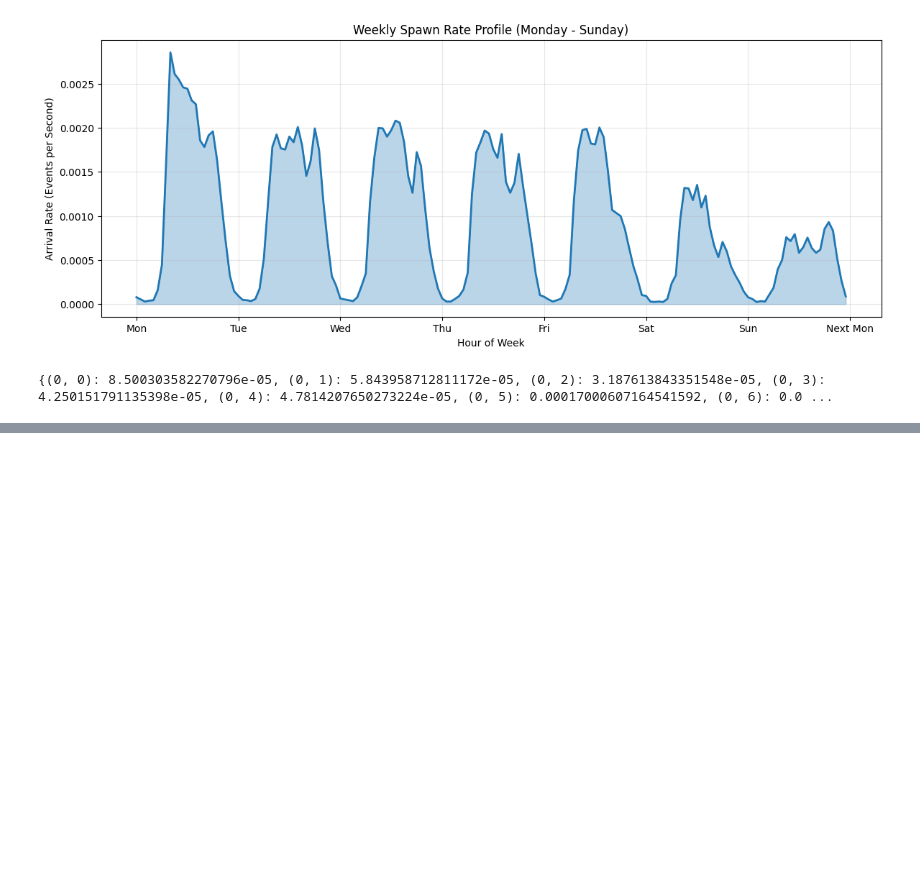
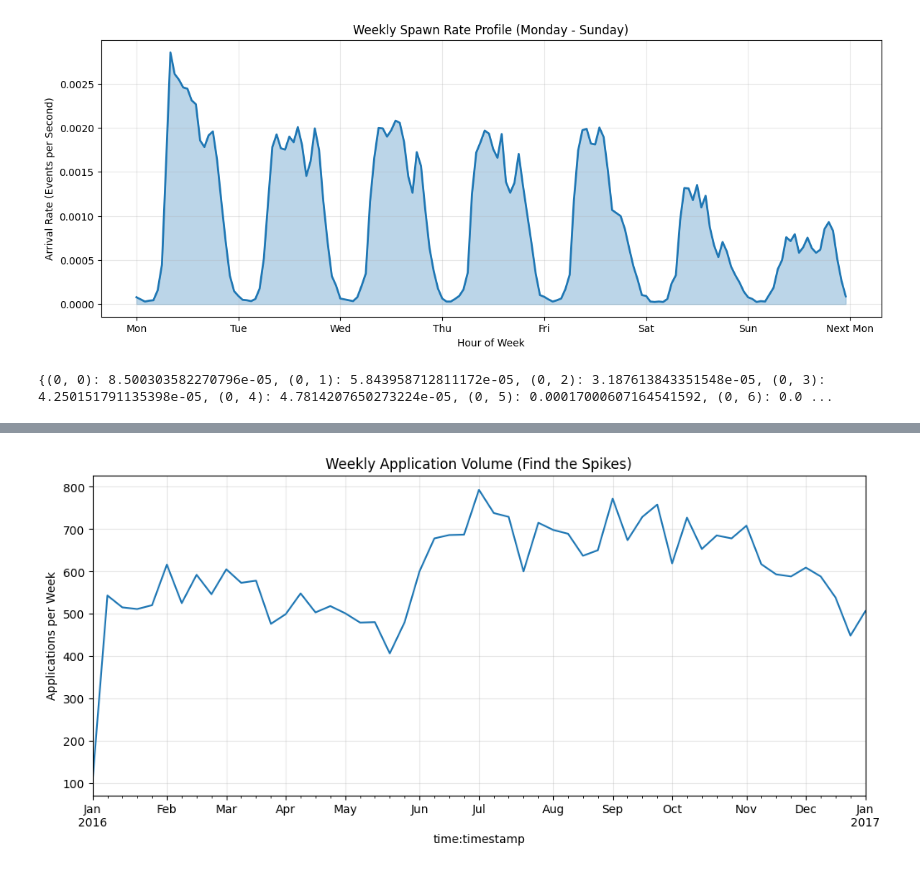
Before and after one commit to moritzhwnr/BPI_Simulation, a Jupyter notebook: instance_spawn_rate.ipynb, the cells around one changed output, grey strips where cells are left out. Drawn from its saved outputs; the diff is of its cells as text; code cells hidden in the pictures; blank space fills up the shorter version.

```diff
--- a/instance_spawn_rate.ipynb
+++ b/instance_spawn_rate.ipynb
@@ -336,0 +387,18 @@ print(schedule_dict)
+# %%
+# 1. Resample to Weekly Frequency ('W') and count
+weekly_counts = arrivals.set_index('time:timestamp').resample('W').size()
+
+# 2. Sort to find the busiest weeks
+top_weeks = weekly_counts.sort_values(ascending=False).head(5)
+
+print("--- BUSIEST WEEKS IN REALITY ---")
+print(top_weeks)
+
+# 3. Visualize to see the "Spikes"
+plt.figure(figsize=(12, 5))
+weekly_counts.plot()
+plt.title("Weekly Application Volume (Find the Spikes)")
+plt.ylabel("Applications per Week")
+plt.grid(True, alpha=0.3)
+plt.show()
+# %% [output]
@@ -336,0 +413 @@ print(schedule_dict)
+[figure, added]
```
Also changed, not shown: parts of 5 cells of this notebook, 3 other files.
